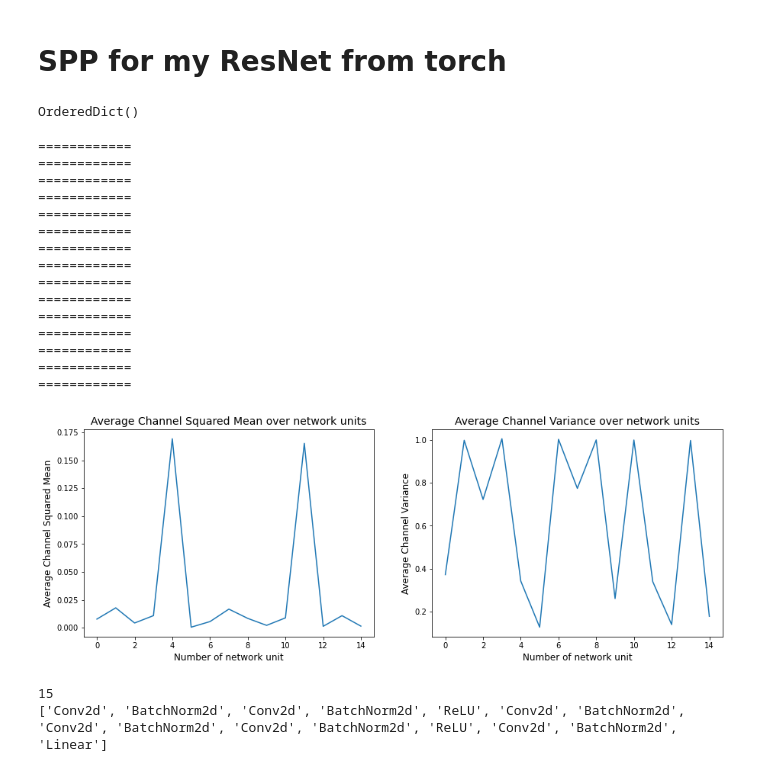
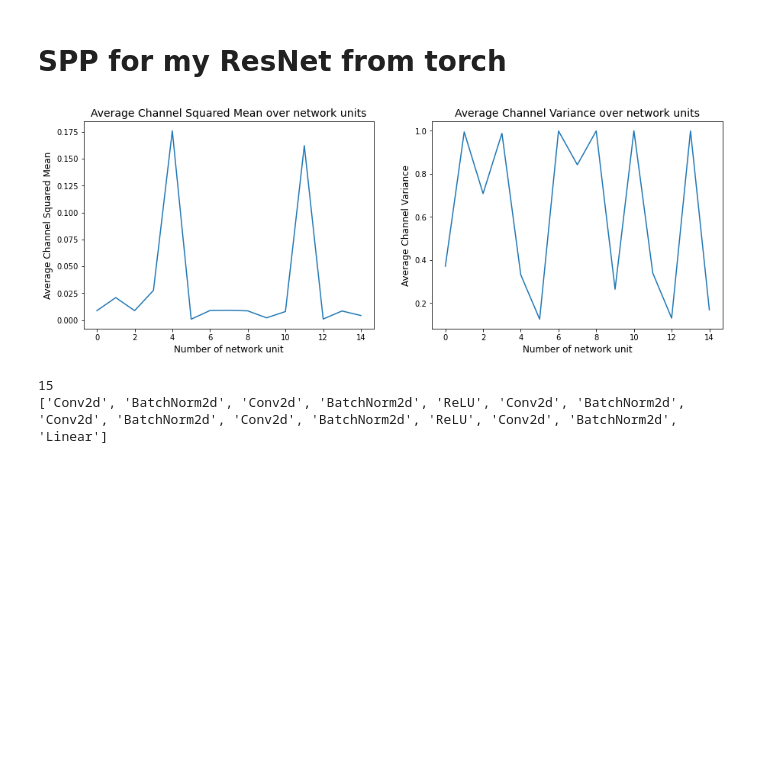
Before and after one commit to RisaMagpie/neuronets, a Jupyter notebook: SPP.ipynb, the cells around one changed output. Cells and saved outputs as stored; diff of their text form; code cells hidden in the pictures; blank space fills up the shorter version.

```diff
--- a/SPP.ipynb
+++ b/SPP.ipynb
@@ -135,7 +61,3 @@ model = ResNet(1, 10, [128], [2])
 
 # get_all_layers(net, instances_for_hook=[ResBlock], instances_with_nested_objects=[ResNetLayer])
 # out = net(torch.randn(1,1,28,28))
-# %%
-net._forward_hooks
-# %% [output]
-OrderedDict()
@@ -228,22 +141,7 @@ class SPP:
 # %%
-sp_info = SPP().SPP_info(model, image_shape=(1, 32, 32), batch_size=3, show_plots=True)
+sp_info = SPP(model, image_shape=(1, 32, 32), batch_size=3, show_plots=True)
 # %% [output]
-============
-============
-============
-============
-============
-============
-============
-============
-============
-============
-============
-============
-============
-============
-============
-[figure, old version]
+[figure, new version]
 # %%
 _ = model(torch.randn(3, 1, 28, 28))
 # %%
```
Also changed, not shown: parts of 7 cells of this notebook.
